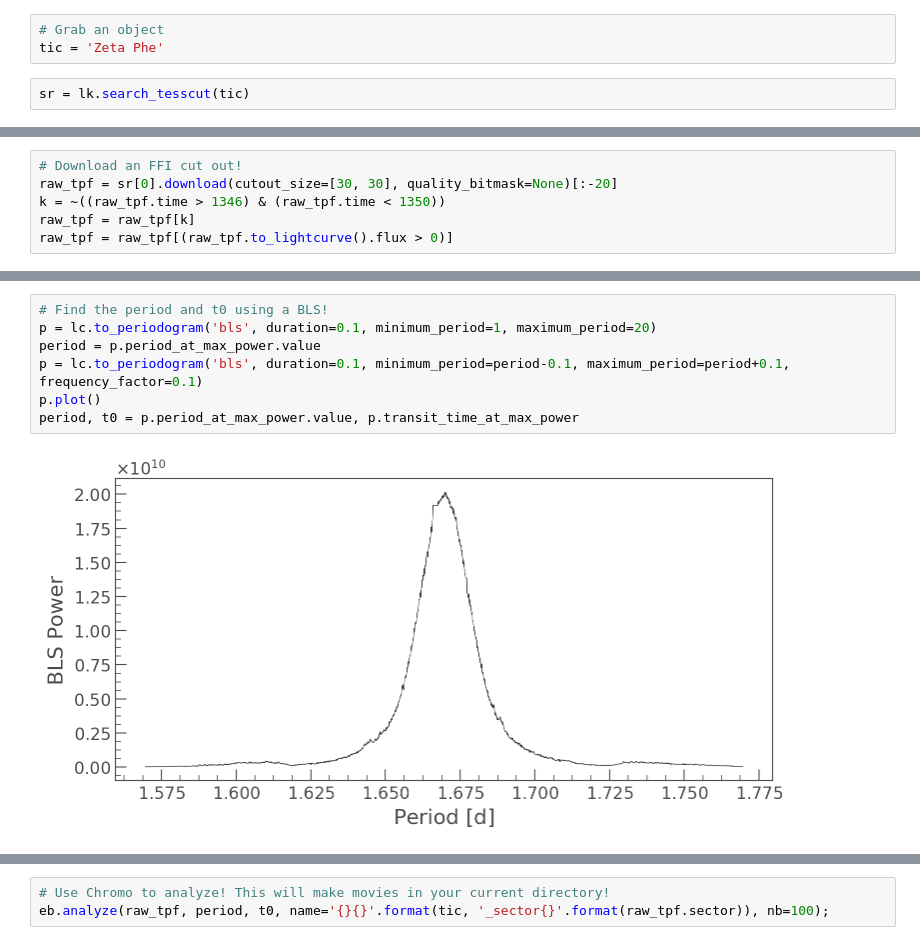
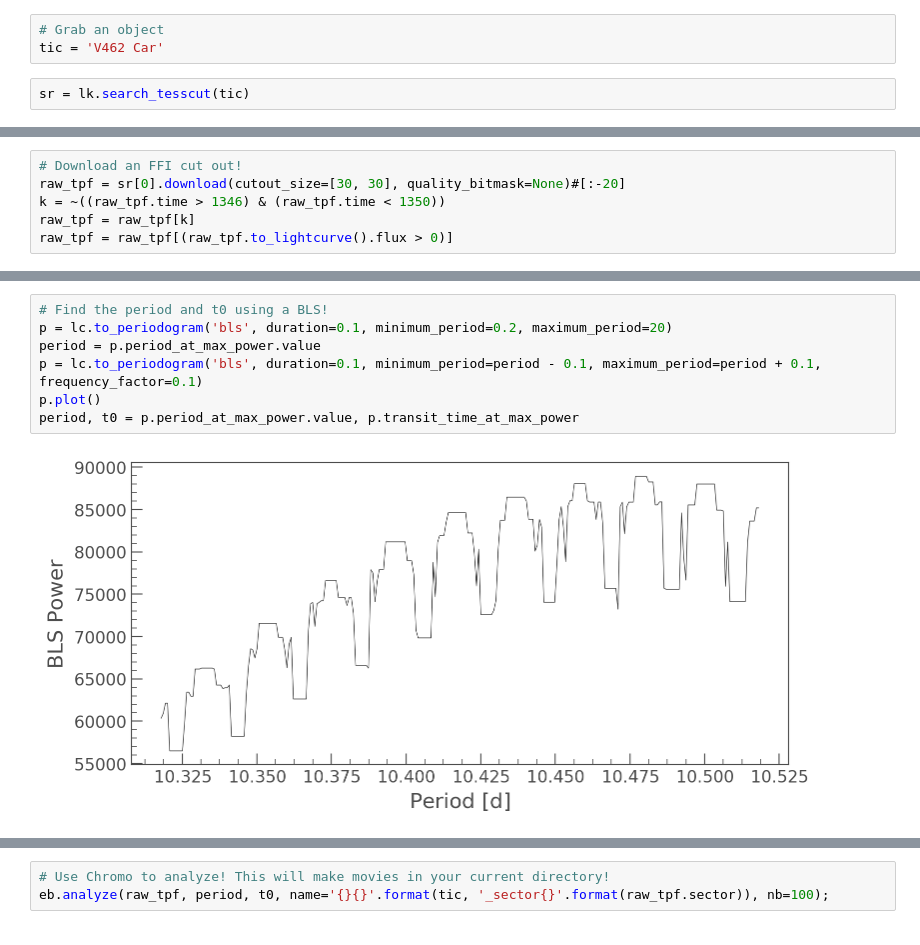
Before and after one commit to christinahedges/chromo, a Jupyter notebook: notebooks/chromo-demo.ipynb, the cells around one changed output, grey strips where cells are left out. Drawn from its saved outputs; the diff is of its cells as text.

```diff
--- a/notebooks/chromo-demo.ipynb
+++ b/notebooks/chromo-demo.ipynb
@@ -11,7 +11,7 @@ from chromo import eb
 from chromo.utils import background_correct
 # %%
 # Grab an object
-tic = 'Zeta Phe'
+tic = 'V462 Car'
 # %%
 sr = lk.search_tesscut(tic)
 # %%
@@ -25,6 +28,6 @@ target_name productFilename        description         distance
 # %%
 # Download an FFI cut out!
-raw_tpf = sr[0].download(cutout_size=[30, 30], quality_bitmask=None)[:-20]
+raw_tpf = sr[0].download(cutout_size=[30, 30], quality_bitmask=None)#[:-20]
 k = ~((raw_tpf.time > 1346) & (raw_tpf.time < 1350))
 raw_tpf = raw_tpf[k]
 raw_tpf = raw_tpf[(raw_tpf.to_lightcurve().flux > 0)]
@@ -38,12 +41,12 @@ lc.plot()
 # %%
 # Find the period and t0 using a BLS!
-p = lc.to_periodogram('bls', duration=0.1, minimum_period=1, maximum_period=20)
+p = lc.to_periodogram('bls', duration=0.1, minimum_period=0.2, maximum_period=20)
 period = p.period_at_max_power.value
-p = lc.to_periodogram('bls', duration=0.1, minimum_period=period-0.1, maximum_period=period+0.1, frequency_factor=0.1)
+p = lc.to_periodogram('bls', duration=0.1, minimum_period=period - 0.1, maximum_period=period + 0.1, frequency_factor=0.1)
 p.plot()
 period, t0 = p.period_at_max_power.value, p.transit_time_at_max_power
 # %% [output]
-[figure, old version]
+[figure, new version]
 # %%
 # Fold the light curve and take another look!
 f = lc.fold(period, t0)
```
Also changed, not shown: parts of 5 cells of this notebook, 1 other file.
